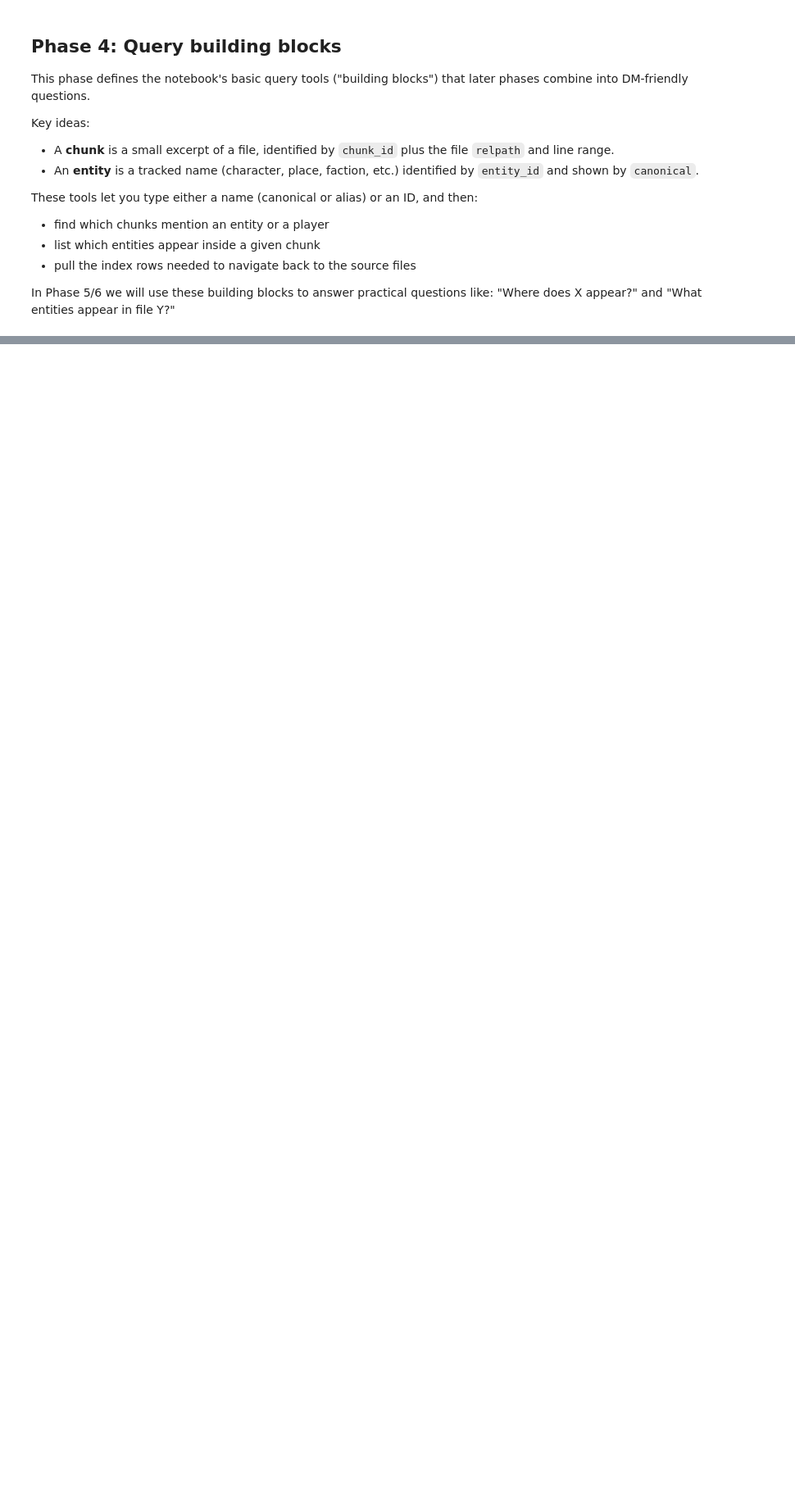
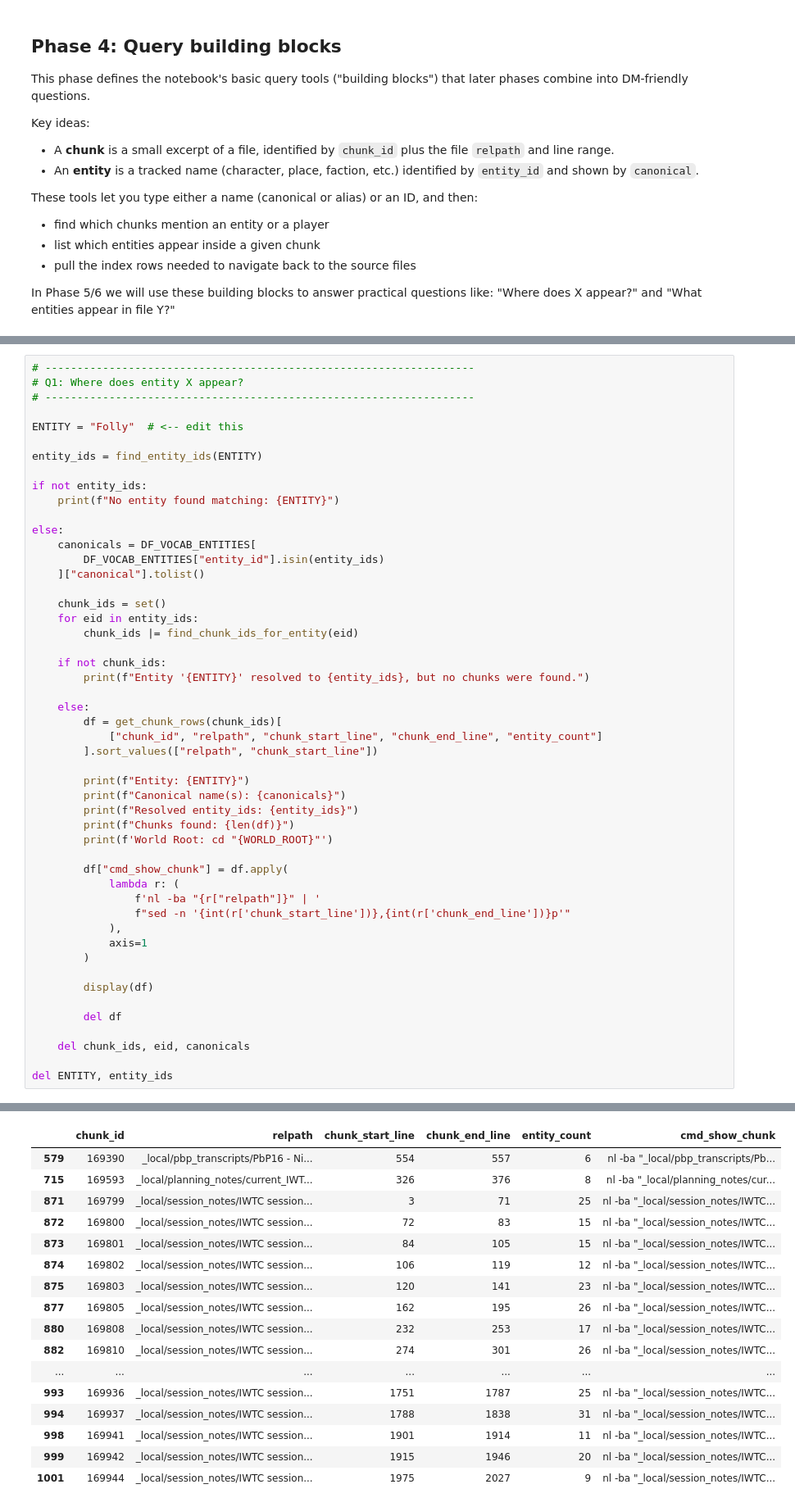
Before and after one commit to CharisSophia/iwtc-tools, a Jupyter notebook: notebooks/IWTC_Index_Query_V0.ipynb, the cells around one changed output, grey strips where cells are left out. Shown at 82% size. Saved outputs shown, nothing was run; the diff lists cells and outputs as text; blank space fills up the shorter version.

```diff
--- a/notebooks/IWTC_Index_Query_V0.ipynb
+++ b/notebooks/IWTC_Index_Query_V0.ipynb
@@ -982,0 +1024,51 @@ This section serves as a reusable verification block for future runs.
+# %%
+# -------------------------------------------------------------------
+# Q1: Where does entity X appear?
+# -------------------------------------------------------------------
+
+ENTITY = "Folly"  # <-- edit this
+
+entity_ids = find_entity_ids(ENTITY)
+
+if not entity_ids:
+    print(f"No entity found matching: {ENTITY}")
+
+else:
+    canonicals = DF_VOCAB_ENTITIES[
+        DF_VOCAB_ENTITIES["entity_id"].isin(entity_ids)
+    ]["canonical"].tolist()
+
+    chunk_ids = set()
+    for eid in entity_ids:
+        chunk_ids |= find_chunk_ids_for_entity(eid)
+
+    if not chunk_ids:
+        print(f"Entity '{ENTITY}' resolved to {entity_ids}, but no chunks were found.")
+
+    else:
+        df = get_chunk_rows(chunk_ids)[
+            ["chunk_id", "relpath", "chunk_start_line", "chunk_end_line", "entity_count"]
+        ].sort_values(["relpath", "chunk_start_line"])
+
+        print(f"Entity: {ENTITY}")
+        print(f"Canonical name(s): {canonicals}")
+        print(f"Resolved entity_ids: {entity_ids}")
+        print(f"Chunks found: {len(df)}")
+        print(f'World Root: cd "{WORLD_ROOT}"')
+
+        df["cmd_show_chunk"] = df.apply(
+            lambda r: (
+                f'nl -ba "{r["relpath"]}" | '
+                f"sed -n '{int(r['chunk_start_line'])},{int(r['chunk_end_line'])}p'"
+            ),
+            axis=1
+        )
+
+        display(df)
+
+        del df
+
+    del chunk_ids, eid, canonicals
+
+del ENTITY, entity_ids
+# %% [output]
@@ -982,0 +1080,17 @@ This section serves as a reusable verification block for future runs.
+|  | chunk_id | relpath | chunk_start_line | chunk_end_line | entity_count | cmd_show_chunk |
+| 579 | 169390 | _local/pbp_transcripts/PbP16 - Ni... | 554 | 557 | 6 | nl -ba "_local/pbp_transcripts/Pb... |
+| 715 | 169593 | _local/planning_notes/current_IWT... | 326 | 376 | 8 | nl -ba "_local/planning_notes/cur... |
+| 871 | 169799 | _local/session_notes/IWTC session... | 3 | 71 | 25 | nl -ba "_local/session_notes/IWTC... |
+| 872 | 169800 | _local/session_notes/IWTC session... | 72 | 83 | 15 | nl -ba "_local/session_notes/IWTC... |
+| 873 | 169801 | _local/session_notes/IWTC session... | 84 | 105 | 15 | nl -ba "_local/session_notes/IWTC... |
+| 874 | 169802 | _local/session_notes/IWTC session... | 106 | 119 | 12 | nl -ba "_local/session_notes/IWTC... |
+| 875 | 169803 | _local/session_notes/IWTC session... | 120 | 141 | 23 | nl -ba "_local/session_notes/IWTC... |
+| 877 | 169805 | _local/session_notes/IWTC session... | 162 | 195 | 26 | nl -ba "_local/session_notes/IWTC... |
+| 880 | 169808 | _local/session_notes/IWTC session... | 232 | 253 | 17 | nl -ba "_local/session_notes/IWTC... |
+| 882 | 169810 | _local/session_notes/IWTC session... | 274 | 301 | 26 | nl -ba "_local/session_notes/IWTC... |
+| ... | ... | ... | ... | ... | ... | ... |
+| 993 | 169936 | _local/session_notes/IWTC session... | 1751 | 1787 | 25 | nl -ba "_local/session_notes/IWTC... |
+| 994 | 169937 | _local/session_notes/IWTC session... | 1788 | 1838 | 31 | nl -ba "_local/session_notes/IWTC... |
+| 998 | 169941 | _local/session_notes/IWTC session... | 1901 | 1914 | 11 | nl -ba "_local/session_notes/IWTC... |
+| 999 | 169942 | _local/session_notes/IWTC session... | 1915 | 1946 | 20 | nl -ba "_local/session_notes/IWTC... |
+| 1001 | 169944 | _local/session_notes/IWTC session... | 1975 | 2027 | 9 | nl -ba "_local/session_notes/IWTC... |
```
Also changed, not shown: parts of 24 cells of this notebook, 1 other file.
